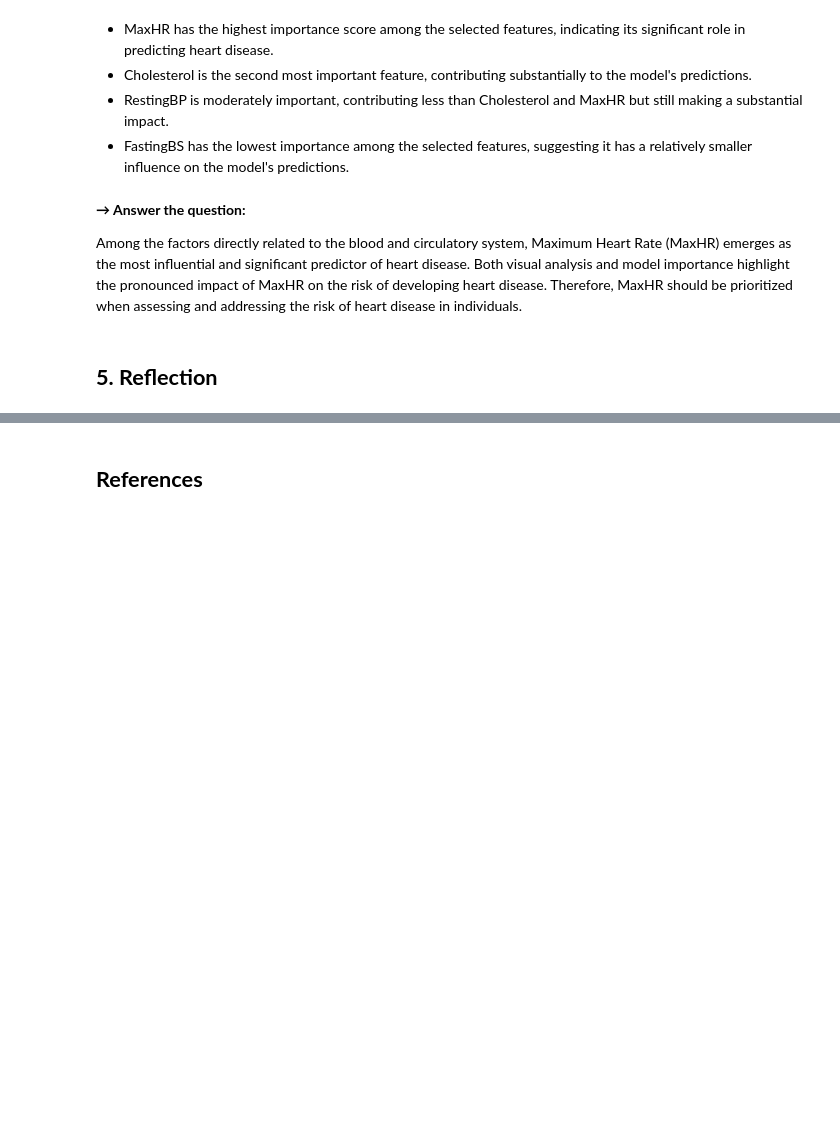
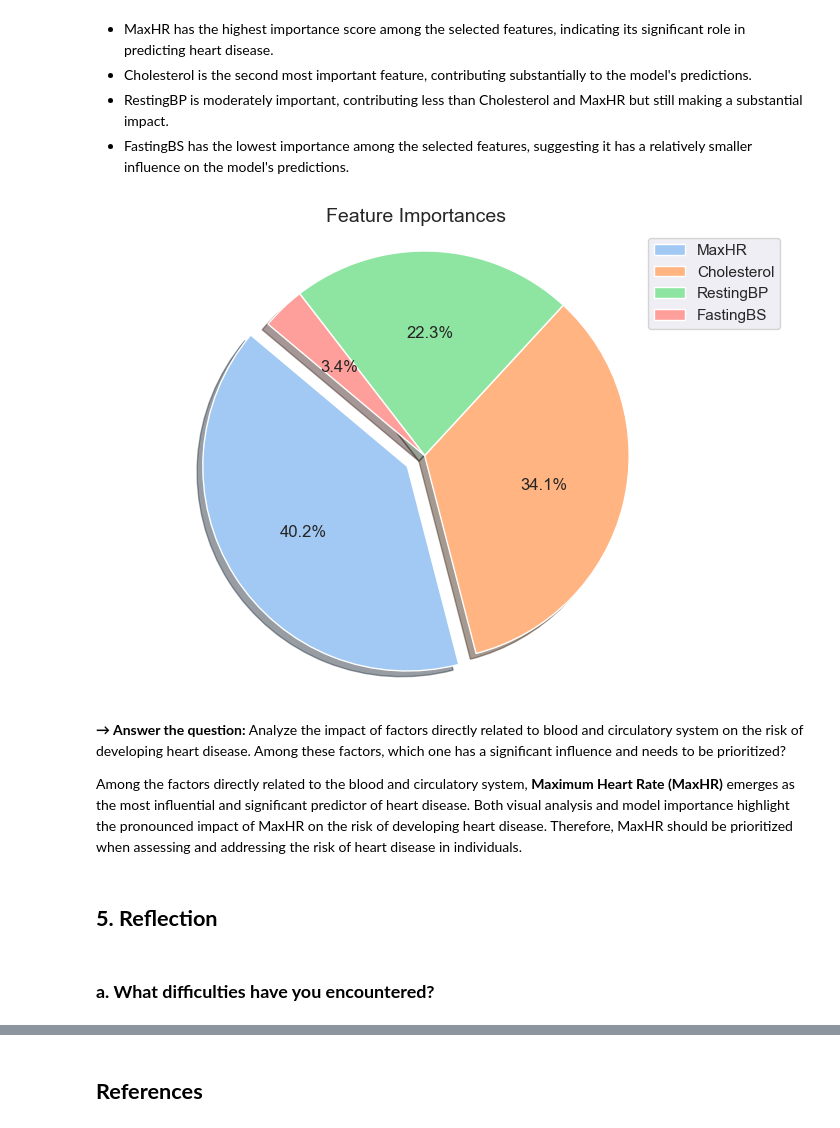
Before and after one commit to Deadinside-at-HCMUS/CSC17104-project, a Jupyter notebook: Notebook.ipynb, the cells around one changed output, grey strips where cells are left out. Saved outputs shown, nothing was run; the diff lists cells and outputs as text; code cells hidden in the pictures; blank space fills up the shorter version.

```diff
--- a/Notebook.ipynb
+++ b/Notebook.ipynb
@@ -679,0 +697,5 @@ MaxHR: 0.40157680118200295
+# %%
+# Print feature importances
+feature_importances_df = pd.DataFrame({'Feature': X.columns, 'Importance': rf_classifier.feature_importances_})
+feature_importances_df = feature_importances_df.sort_values(by='Importance', ascending=False)
+feature_importances_df
@@ -682,9 +710,26 @@ MaxHR: 0.40157680118200295
 - Cholesterol is the second most important feature, contributing substantially to the model's predictions.
 - RestingBP is moderately important, contributing less than Cholesterol and MaxHR but still making a substantial impact.
 - FastingBS has the lowest importance among the selected features, suggesting it has a relatively smaller influence on the model's predictions.
+# %%
+# Plotting a pie chart
+colors = sns.color_palette("pastel", n_colors=len(feature_importances_df))
+explode = [0.1 if i == 0 else 0 for i in range(len(feature_importances_df))]
+
+plt.figure(figsize=(8, 6))
+plt.pie(feature_importances_df['Importance'], autopct='%1.1f%%',
+        startangle=140, colors=colors, explode=explode, shadow=True)
+
+plt.legend(feature_importances_df['Feature'], loc='upper right', bbox_to_anchor=(1.1, 1))
+plt.title('Feature Importances', fontsize=14)
+plt.axis('equal')
+plt.show()
+# %% [output]
+[figure, added]
 # %% [markdown]
-**&rarr; Answer the question:**
+**&rarr; Answer the question:** Analyze the impact of factors directly related to blood and circulatory system on the risk of developing heart disease. Among these factors, which one has a significant influence and needs to be prioritized?
 
-Among the factors directly related to the blood and circulatory system, Maximum Heart Rate (MaxHR) emerges as the most influential and significant predictor of heart disease. Both visual analysis and model importance highlight the pronounced impact of MaxHR on the risk of developing heart disease. Therefore, MaxHR should be prioritized when assessing and addressing the risk of heart disease in individuals.
+Among the factors directly related to the blood and circulatory system, **Maximum Heart Rate (MaxHR)** emerges as the most influential and significant predictor of heart disease. Both visual analysis and model importance highlight the pronounced impact of MaxHR on the risk of developing heart disease. Therefore, MaxHR should be prioritized when assessing and addressing the risk of heart disease in individuals.
 # %% [markdown]
 ## **5. Reflection** <a name="reflection"></a>
+# %% [markdown]
+### **a. What difficulties have you encountered?**
```
Also changed, not shown: parts of 22 cells of this notebook, 2 other files.
